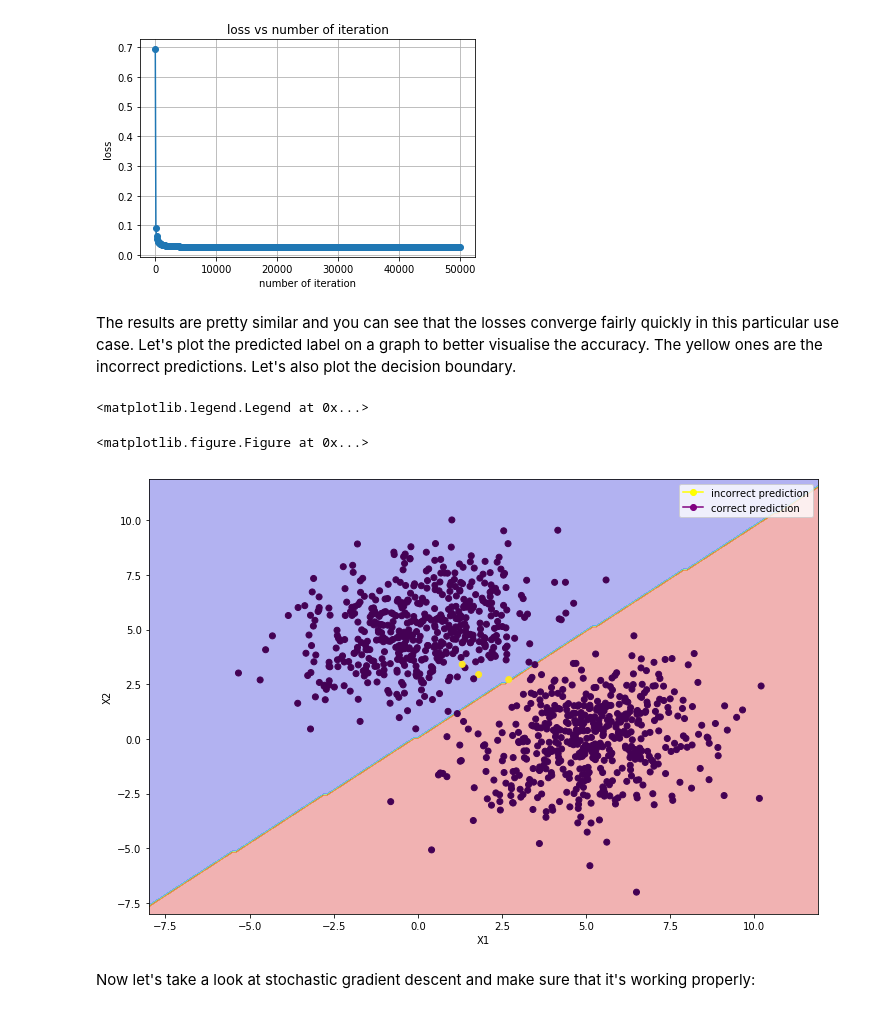
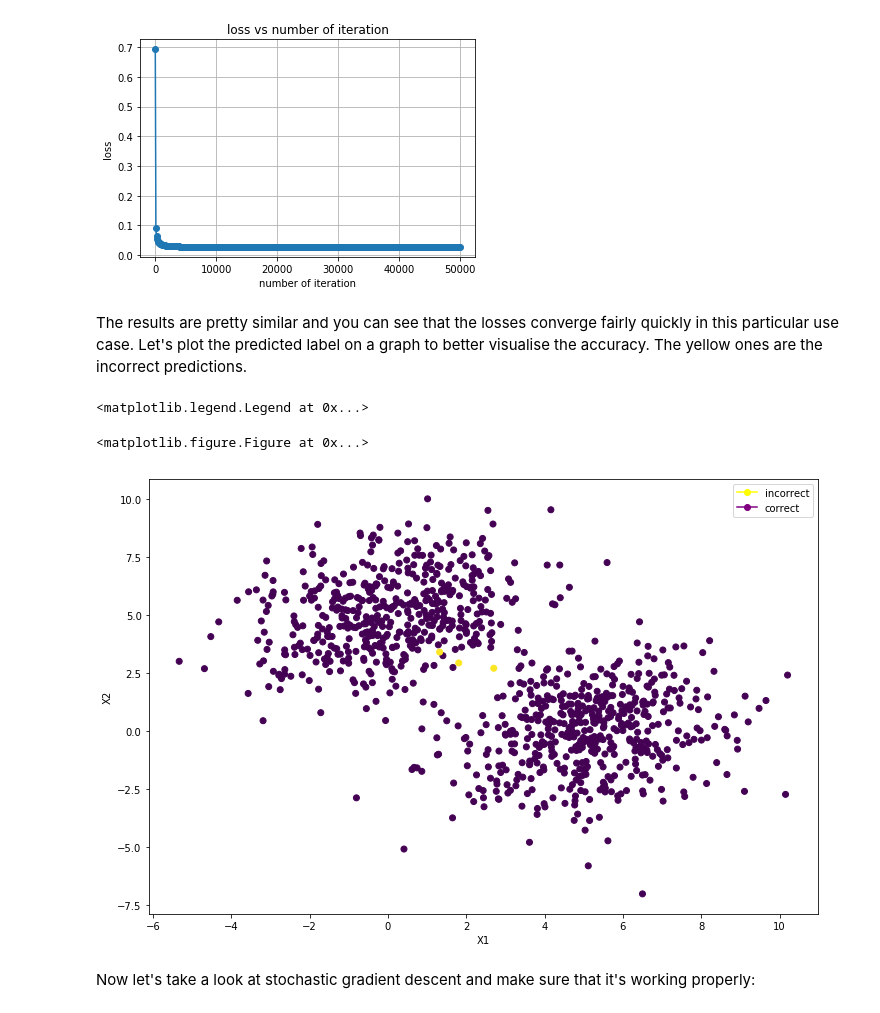
Before and after one commit to bangbangjim/Machine-Learning-Algorithms, a Jupyter notebook: logistic+regression.ipynb, the cells around one changed output. Saved outputs shown, nothing was run; the diff lists cells and outputs as text; code cells hidden in the pictures.

```diff
--- a/logistic+regression.ipynb
+++ b/logistic+regression.ipynb
@@ -86,7 +86,7 @@ class Logistic_regression():
                 output_difference = h - self.y[i]
 
                 gradient =  output_difference * self.X[i]
-                self.thetas = self.thetas - self.alpha * (gradient + (self.lamb/2) * np.sum(self.thetas))
+                self.thetas = self.thetas - self.alpha * (gradient + (self.lamb/2) * self.thetas)
                 loss += -1* np.sum(self.y[i] * np.log(h) + (1-self.y[i])* np.log(1-h)) + (self.lamb/2) * np.sum(self.thetas **2)
                 Xs.append(self.thetas)
                 Zs.append(loss)
@@ -128,7 +128,7 @@ class Logistic_regression():
 #            gradient = (1/M) * np.dot(output_difference, self.X)
             gradient = np.dot(output_difference, self.X)
 #            self.thetas = self.thetas - self.alpha * (gradient + (self.lamb/M) * self.thetas)
-            self.thetas = self.thetas - self.alpha * (gradient + (self.lamb) * np.sum(self.thetas))
+            self.thetas = self.thetas - self.alpha * (gradient + (self.lamb) * self.thetas)
 
             if step %100 == 0:
 #            if step < 10000:
@@ -159,15 +159,6 @@ class Logistic_regression():
          loss = (-1/M) * np.sum(self.y.T * np.log(h) + (1-self.y.T) * np.log(1-h),axis = 1) + (self.lamb/(2*M)) * np.sum(thetas_set**2)
 
          return (x, y, loss.reshape(x.size, y.size))
-    def decision_boundary(self, x = np.array, y = np.array):
-        '''return z values for plotting decision boundary'''
-        if type(self.thetas) == None:
-            self.gradient_descent()
-        else:
-            pass
-        Xs = np.array([[i,j] for i in x for j in y])
-        z = self.predict(Xs).reshape(x.size, y.size)
-        return z
 # %% [markdown]
 A very simple binary classification dataset was made with only one feature (X) where y = 0 if Xi <50 else 1. Note that this is actually not the best dataset to be used for demonstration as there's a clear seperation boundary which will normally be problematic but since there's only 1 feature here we can get away with it for now.
 # %%
@@ -279,25 +266,21 @@ self-built accuracy: 0.997
 [<matplotlib.lines.Line2D at 0x...>]
 [figure]
 # %% [markdown]
-The results are pretty similar and you can see that the losses converge fairly quickly in this particular use case. Let's plot the predicted label on a graph to better visualise the accuracy. The yellow ones are the incorrect predictions. Let's also plot the decision boundary.
+The results are pretty similar and you can see that the losses converge fairly quickly in this particular use case. Let's plot the predicted label on a graph to better visualise the accuracy. The yellow ones are the incorrect predictions.
 # %%
 plt.figure()
 plt.figure(figsize=(12,8))
 ax1 = plt.subplot(111)
-#plot the decision boundary
-z = C.decision_boundary(np.arange(-8,12,0.1), np.arange(-8,12,0.1))
-ax1.contourf(np.arange(-8,12,0.1), np.arange(-8,12,0.1), z, alpha = 0.3, cmap = "jet")
-#plot the predicted labels
 ax1.scatter([i[0] for i in X_test],  [i[1] for i in X_test],  c = y_test.flatten() == C.predict(X_test) - 1)
 ax1.set_xlabel("X1")
 ax1.set_ylabel("X2")
 circle = plt.Line2D(range(1), range(1), color="yellow", marker='o')
 circle1 = plt.Line2D(range(1), range(1), color="purple", marker='o')
-ax1.legend([circle,circle1], ["incorrect prediction", "correct prediction"])
+ax1.legend([circle,circle1], ["incorrect", "correct"])
 # %% [output]
 <matplotlib.legend.Legend at 0x...>
 <matplotlib.figure.Figure at 0x...>
-[figure, old version]
+[figure, new version]
 # %% [markdown]
 Now let's take a look at stochastic gradient descent and make sure that it's working properly:
 # %%
```
Also changed, not shown: parts of 2 cells of this notebook, 5 other files.
